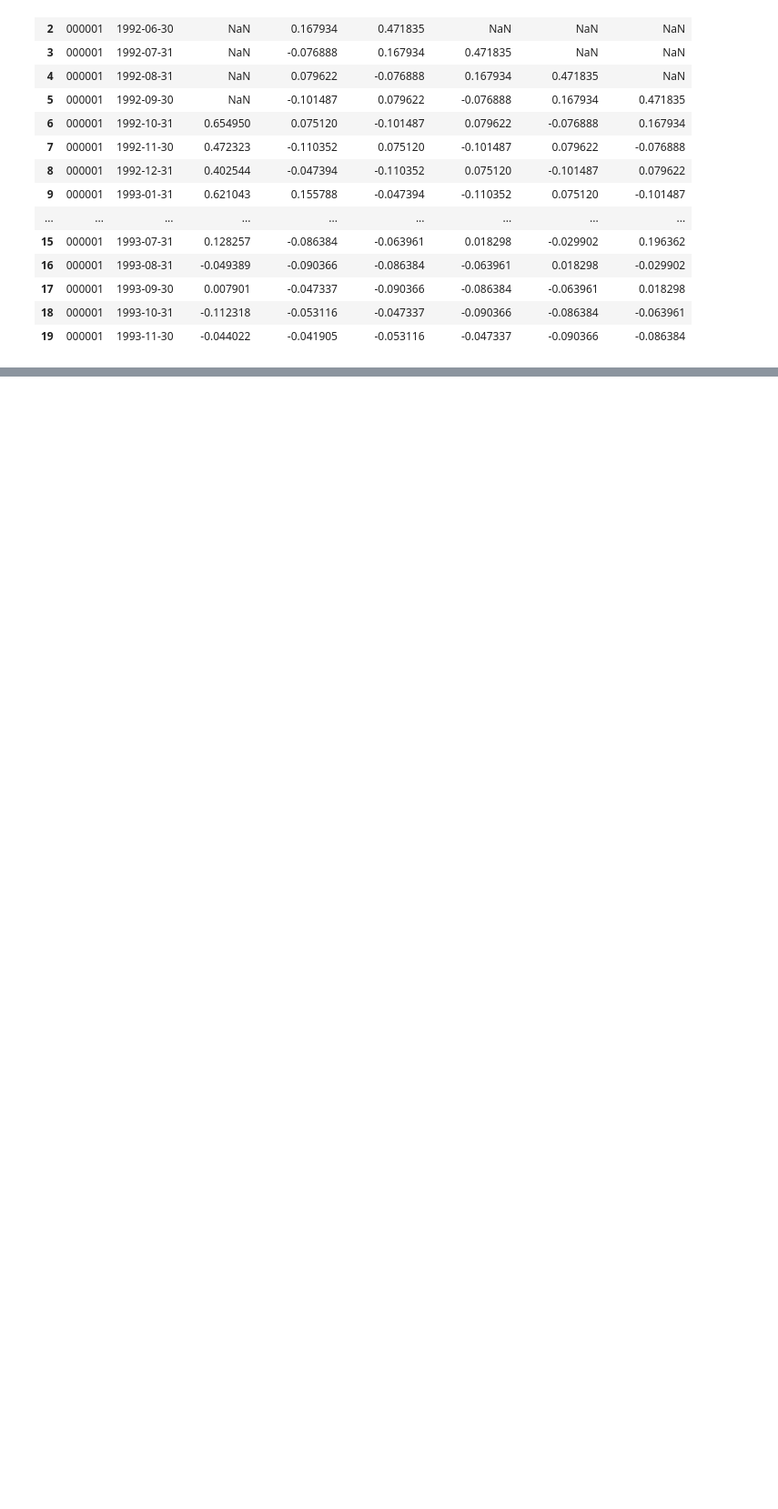
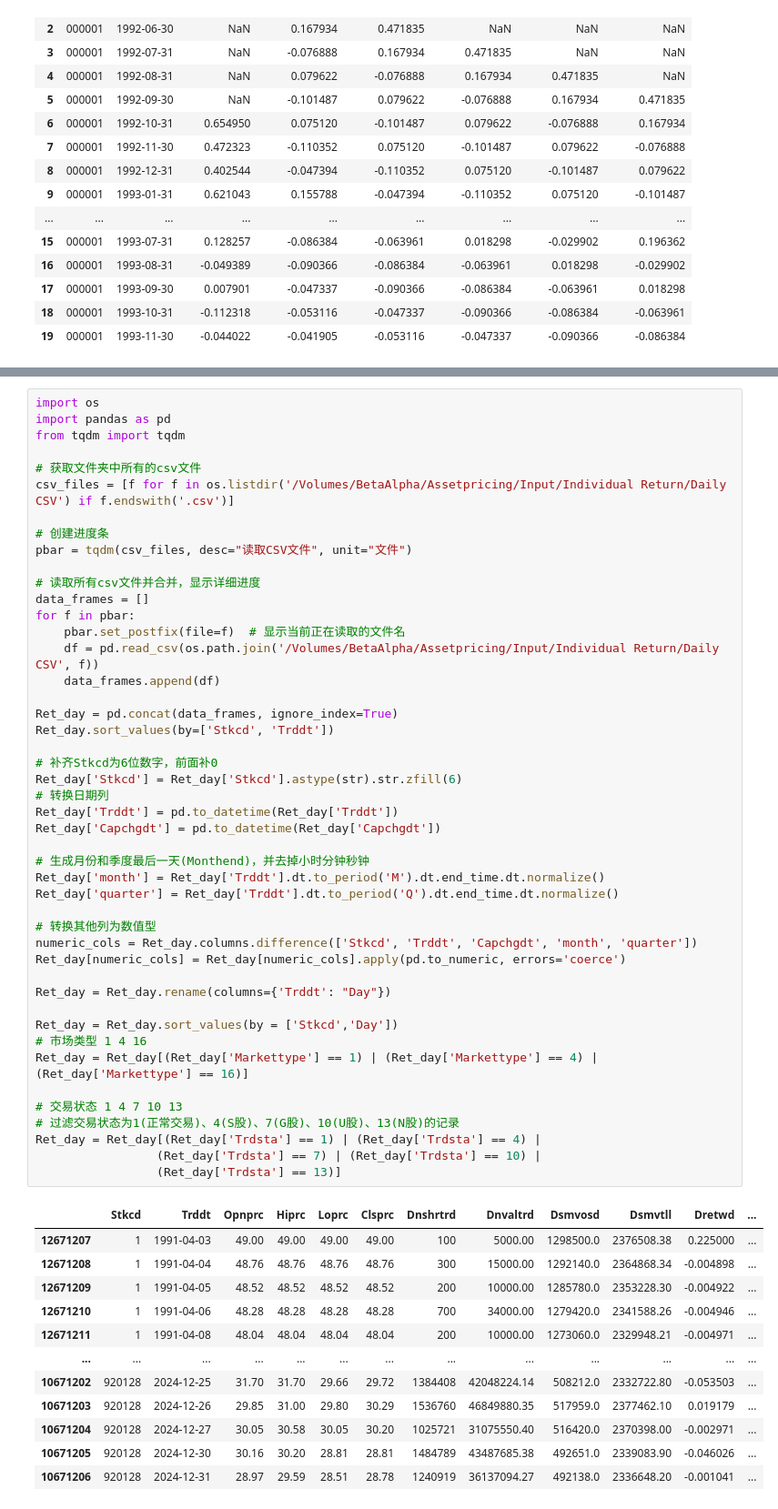
Before and after one commit to chenghang1989/Asset-Pricing-Homework, a Jupyter notebook: Homework 2 Anomaly.ipynb, the cells around one changed output, grey strips where cells are left out. Shown at 91% size. Saved outputs shown, nothing was run; the diff lists cells and outputs as text; blank space fills up the shorter version.

```diff
--- a/Homework 2 Anomaly.ipynb
+++ b/Homework 2 Anomaly.ipynb
@@ -856,0 +860,59 @@ Newey-West t统计量: -0.1892
+# %%
+import os
+import pandas as pd
+from tqdm import tqdm
+
+# 获取文件夹中所有的csv文件
+csv_files = [f for f in os.listdir('/Volumes/BetaAlpha/Assetpricing/Input/Individual Return/Daily CSV') if f.endswith('.csv')]
+
+# 创建进度条
+pbar = tqdm(csv_files, desc="读取CSV文件", unit="文件")
+
+# 读取所有csv文件并合并，显示详细进度
+data_frames = []
+for f in pbar:
+    pbar.set_postfix(file=f)  # 显示当前正在读取的文件名
+    df = pd.read_csv(os.path.join('/Volumes/BetaAlpha/Assetpricing/Input/Individual Return/Daily CSV', f))
+    data_frames.append(df)
+
+Ret_day = pd.concat(data_frames, ignore_index=True)
+Ret_day.sort_values(by=['Stkcd', 'Trddt'])
+
+# 补齐Stkcd为6位数字，前面补0
+Ret_day['Stkcd'] = Ret_day['Stkcd'].astype(str).str.zfill(6)
+# 转换日期列
+Ret_day['Trddt'] = pd.to_datetime(Ret_day['Trddt'])
+Ret_day['Capchgdt'] = pd.to_datetime(Ret_day['Capchgdt'])
+
+# 生成月份和季度最后一天(Monthend)，并去掉小时分钟秒钟
+Ret_day['month'] = Ret_day['Trddt'].dt.to_period('M').dt.end_time.dt.normalize()
+Ret_day['quarter'] = Ret_day['Trddt'].dt.to_period('Q').dt.end_time.dt.normalize()
+
+# 转换其他列为数值型
+numeric_cols = Ret_day.columns.difference(['Stkcd', 'Trddt', 'Capchgdt', 'month', 'quarter'])
+Ret_day[numeric_cols] = Ret_day[numeric_cols].apply(pd.to_numeric, errors='coerce')
+
+Ret_day = Ret_day.rename(columns={'Trddt': "Day"})
+
+Ret_day = Ret_day.sort_values(by = ['Stkcd','Day'])
+# 市场类型 1 4 16
+Ret_day = Ret_day[(Ret_day['Markettype'] == 1) | (Ret_day['Markettype'] == 4) | (Ret_day['Markettype'] == 16)]
+
+# 交易状态 1 4 7 10 13
+# 过滤交易状态为1(正常交易)、4(S股)、7(G股)、10(U股)、13(N股)的记录
+Ret_day = Ret_day[(Ret_day['Trdsta'] == 1) | (Ret_day['Trdsta'] == 4) |
+                 (Ret_day['Trdsta'] == 7) | (Ret_day['Trdsta'] == 10) |
+                 (Ret_day['Trdsta'] == 13)]
+# %% [output]
+|  | Stkcd | Trddt | Opnprc | Hiprc | Loprc | Clsprc | Dnshrtrd | Dnvaltrd | Dsmvosd | Dsmvtll | Dretwd | ... |
+| 12671207 | 1 | 1991-04-03 | 49.00 | 49.00 | 49.00 | 49.00 | 100 | 5000.00 | 1298500.0 | 2376508.38 | 0.225000 | ... |
+| 12671208 | 1 | 1991-04-04 | 48.76 | 48.76 | 48.76 | 48.76 | 300 | 15000.00 | 1292140.0 | 2364868.34 | -0.004898 | ... |
+| 12671209 | 1 | 1991-04-05 | 48.52 | 48.52 | 48.52 | 48.52 | 200 | 10000.00 | 1285780.0 | 2353228.30 | -0.004922 | ... |
+| 12671210 | 1 | 1991-04-06 | 48.28 | 48.28 | 48.28 | 48.28 | 700 | 34000.00 | 1279420.0 | 2341588.26 | -0.004946 | ... |
+| 12671211 | 1 | 1991-04-08 | 48.04 | 48.04 | 48.04 | 48.04 | 200 | 10000.00 | 1273060.0 | 2329948.21 | -0.004971 | ... |
+| ... | ... | ... | ... | ... | ... | ... | ... | ... | ... | ... | ... | ... |
+| 10671202 | 920128 | 2024-12-25 | 31.70 | 31.70 | 29.66 | 29.72 | 1384408 | 42048224.14 | 508212.0 | 2332722.80 | -0.053503 | ... |
+| 10671203 | 920128 | 2024-12-26 | 29.85 | 31.00 | 29.80 | 30.29 | 1536760 | 46849880.35 | 517959.0 | 2377462.10 | 0.019179 | ... |
+| 10671204 | 920128 | 2024-12-27 | 30.05 | 30.58 | 30.05 | 30.20 | 1025721 | 31075550.40 | 516420.0 | 2370398.00 | -0.002971 | ... |
+| 10671205 | 920128 | 2024-12-30 | 30.16 | 30.20 | 28.81 | 28.81 | 1484789 | 43487685.38 | 492651.0 | 2339083.90 | -0.046026 | ... |
+| 10671206 | 920128 | 2024-12-31 | 28.97 | 29.59 | 28.51 | 28.78 | 1240919 | 36137094.27 | 492138.0 | 2336648.20 | -0.001041 | ... |
```
Also changed, not shown: parts of 17 cells of this notebook.
